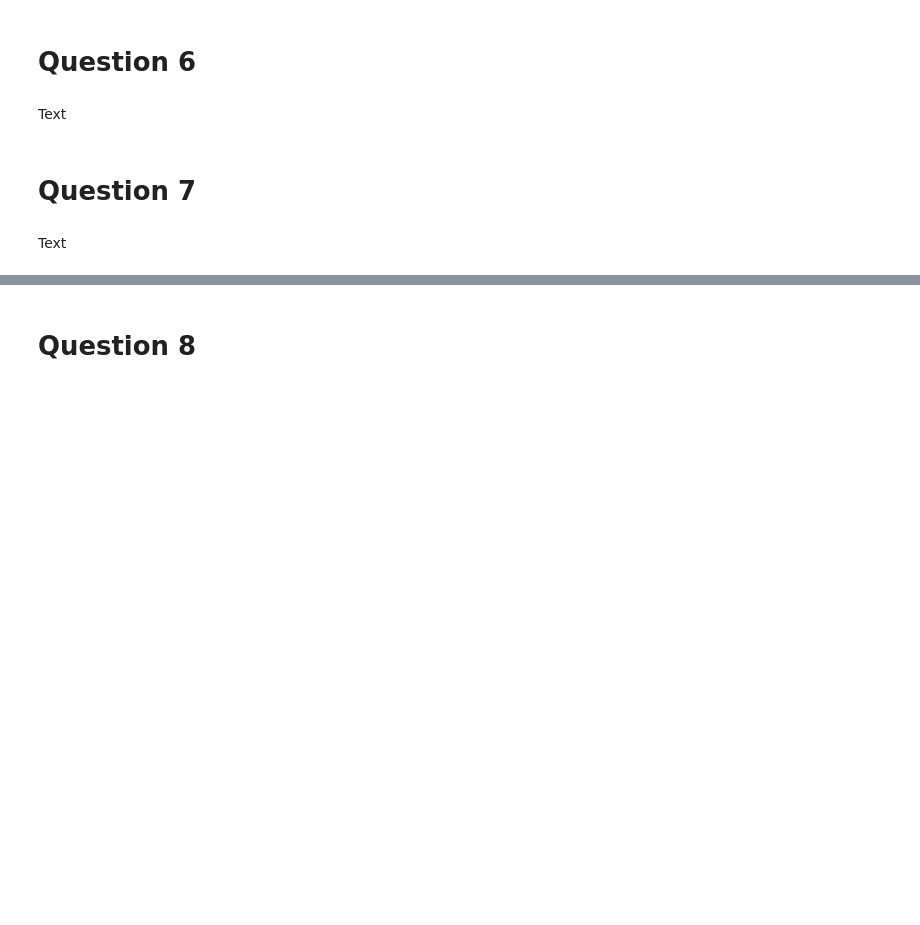
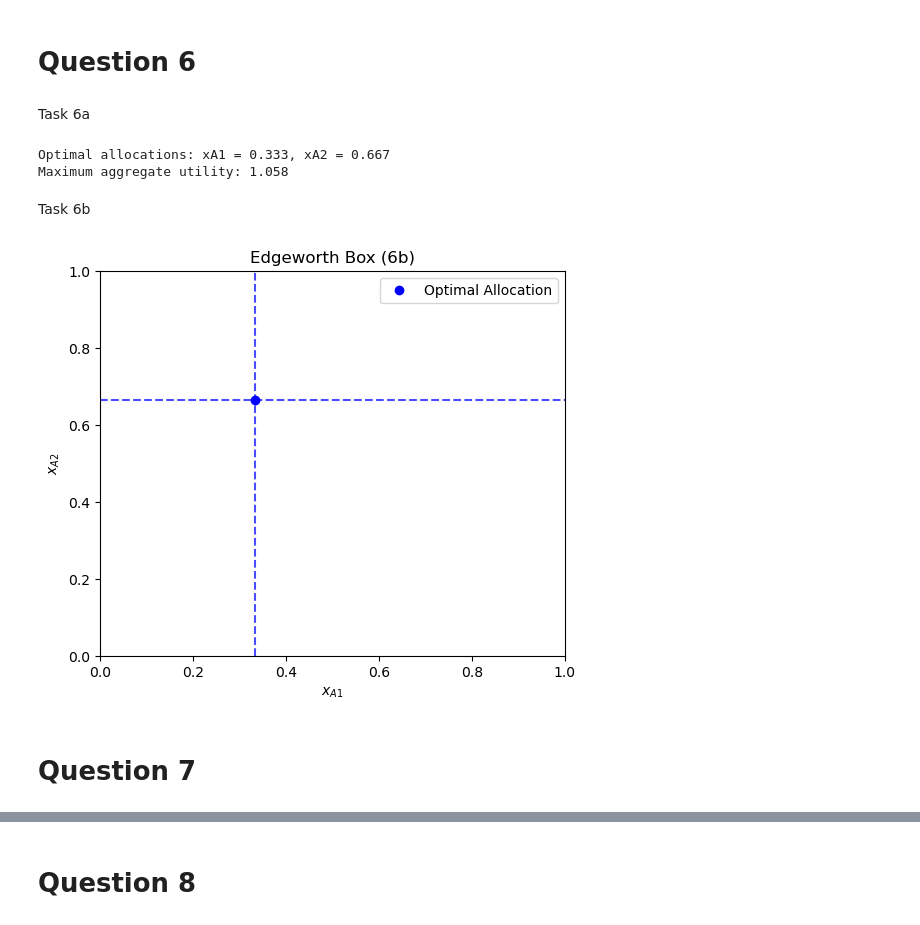
Before and after one commit to NumEconCopenhagen/projects-2024-sara-sara-huda, a Jupyter notebook: inauguralproject/inauguralproject.ipynb, the cells around one changed output, grey strips where cells are left out. Cells and saved outputs as stored; diff of their text form; code cells hidden in the pictures; blank space fills up the shorter version.

Commit message:
Updated task 6 and 7

```diff
--- a/inauguralproject/inauguralproject.ipynb
+++ b/inauguralproject/inauguralproject.ipynb
@@ -165,9 +165,70 @@ Optimal price and allocation for any positive price: 10.000, [0.277, 5.533], [0.
 Text
 # %% [markdown]
 # Question 6
-# %% [markdown]
-Text
+# %% [markdown]
+Task 6a
+# %%
+from scipy.optimize import minimize
+import numpy as np
+
+# Parameters
+alpha = 1/3
+beta = 2/3
+
+# Aggregate utility function
+def aggregate_utility(x):
+    xA1, xA2 = x
+    xB1 = 1 - xA1
+    xB2 = 1 - xA2
+    return -(xA1**alpha * xA2**(1-alpha) + xB1**beta * xB2**(1-beta))
+
+# Initial guess
+x0 = [0.5, 0.5]
+
+# Bounds for xA1 and xA2
+bounds = ((0, 1), (0, 1))
+
+# Solve the optimization problem
+result = minimize(aggregate_utility, x0, bounds=bounds, method='SLSQP')
+
+print("Optimal allocations: xA1 = {:.3f}, xA2 = {:.3f}".format(result.x[0], result.x[1]))
+print("Maximum aggregate utility: {:.3f}".format(-result.fun))
+# %% [output]
+Optimal allocations: xA1 = 0.333, xA2 = 0.667
+Maximum aggregate utility: 1.058
+# %% [markdown]
+Task 6b
+# %%
+import matplotlib.pyplot as plt
+
+# Edgeworth Box dimensions
+box_size = 1
+
+# Optimal allocations
+xA1_opt, xA2_opt = result.x
+xB1_opt, xB2_opt = 1 - xA1_opt, 1 - xA2_opt
+
+# Create figure and axis
+fig, ax = plt.subplots(figsize=(6, 5))
+
+# Plot the optimal allocation
+ax.plot([xA1_opt], [xA2_opt], 'bo', label='Optimal Allocation')
+
+# Setting limits for clarity
+ax.set_xlim(0, box_size)
+ax.set_ylim(0, box_size)
+
+# Adding labels and legend
+ax.set_xlabel('$x_{A1}$')
+ax.set_ylabel('$x_{A2}$')
+ax.axhline(y=xA2_opt, color='b', linestyle='--', alpha=0.7)  # Add horizontal line at y = xA2_opt
+ax.axvline(x=xA1_opt, color='b', linestyle='--', alpha=0.7)  # Add vertical line at x = xA1_opt
+ax.legend()
+
+#Show plot
+plt.title('Edgeworth Box (6b)')
+plt.show()
+# %% [output]
+[figure, added]
 # %% [markdown]
 # Question 7
-# %% [markdown]
-Text
```
Also changed, not shown: parts of 2 cells of this notebook.
